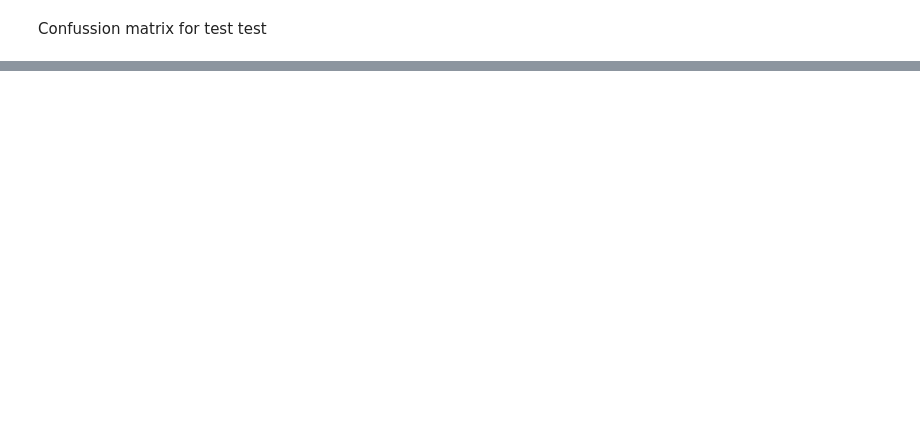
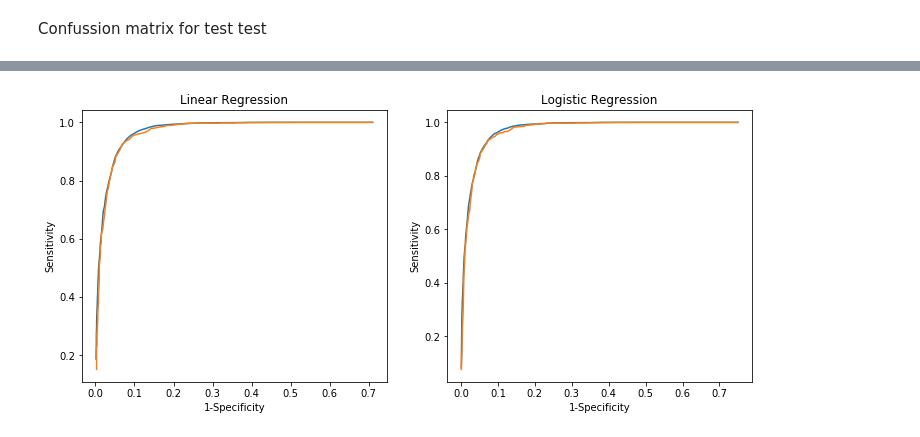
Before and after one commit to joseluisvaz/machine_learning_itesm, a Jupyter notebook: Machine Learning - Homework 3.ipynb, the cells around one changed output, grey strips where cells are left out. Cells and saved outputs as stored; diff of their text form; code cells hidden in the pictures; blank space fills up the shorter version.

```diff
--- a/Machine Learning - Homework 3.ipynb
+++ b/Machine Learning - Homework 3.ipynb
@@ -278,0 +269,20 @@ array([ 0.01,  0.02,  0.03,  0.04,  0.05,  0.06,  0.07,  0.08,  0.09,
+# %%
+rocstrain1 = clf.roc(X_train, y_train)
+rocstest1 = clf.roc(X_test, y_test)
+rocstrain2 = clf2.roc(X_train, y_train)
+rocstest2 = clf2.roc(X_test, y_test)
+
+f, axarr = plt.subplots(1, 2, figsize=(12,5))
+axarr[0].plot(rocstrain1[:,0], rocstrain1[:,1])
+axarr[0].plot(rocstest1[:,0], rocstest1[:,1])
+axarr[0].set_title("Linear Regression")
+axarr[0].set_xlabel("1-Specificity")
+axarr[0].set_ylabel("Sensitivity")
+axarr[1].plot(rocstrain2[:,0], rocstrain2[:,1])
+axarr[1].plot(rocstest2[:,0], rocstest2[:,1])
+axarr[1].set_title("Logistic Regression")
+axarr[1].set_xlabel("1-Specificity")
+axarr[1].set_ylabel("Sensitivity")
+plt.show()
+# %% [output]
+[figure, added]
```
Also changed, not shown: parts of 13 cells of this notebook, 2 other files.
